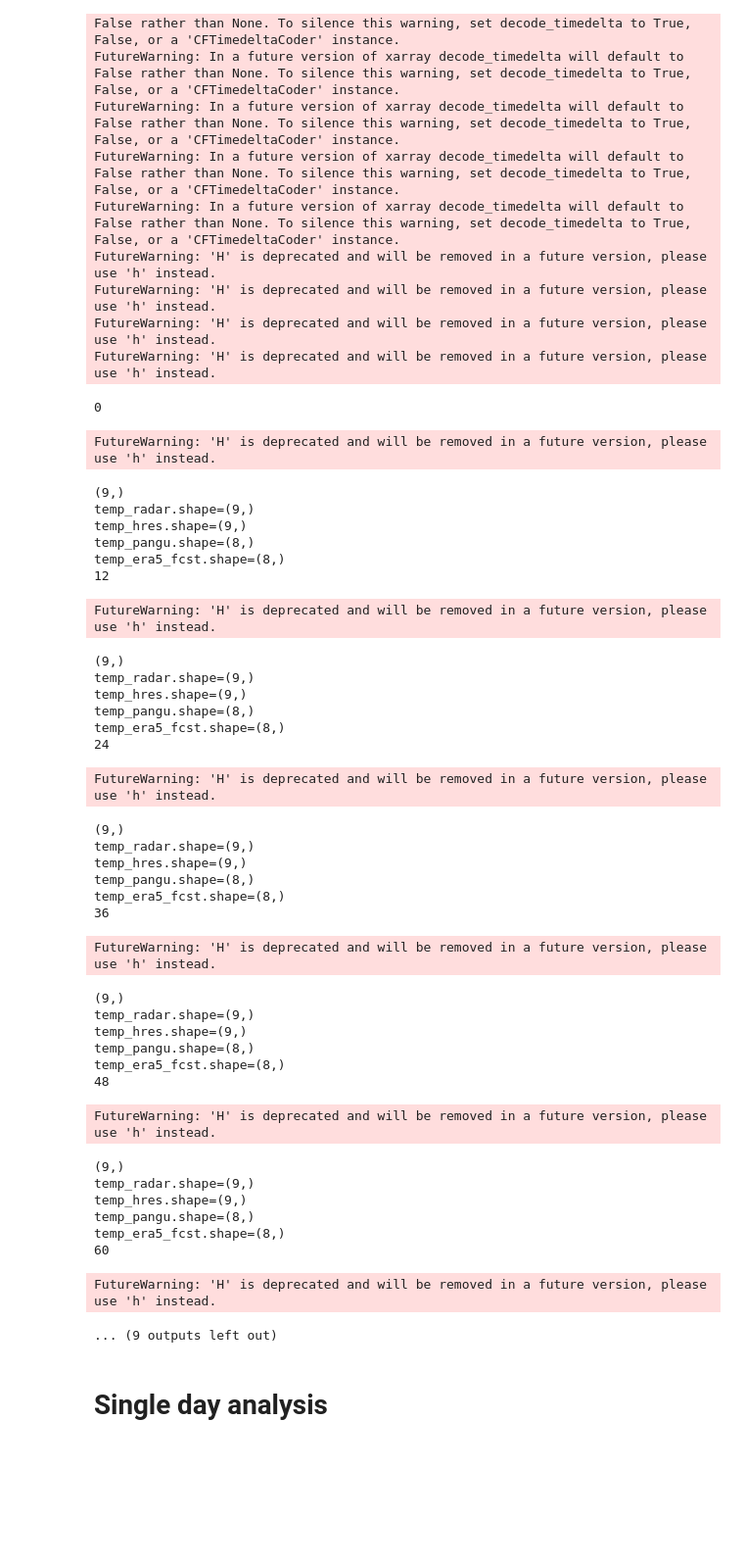
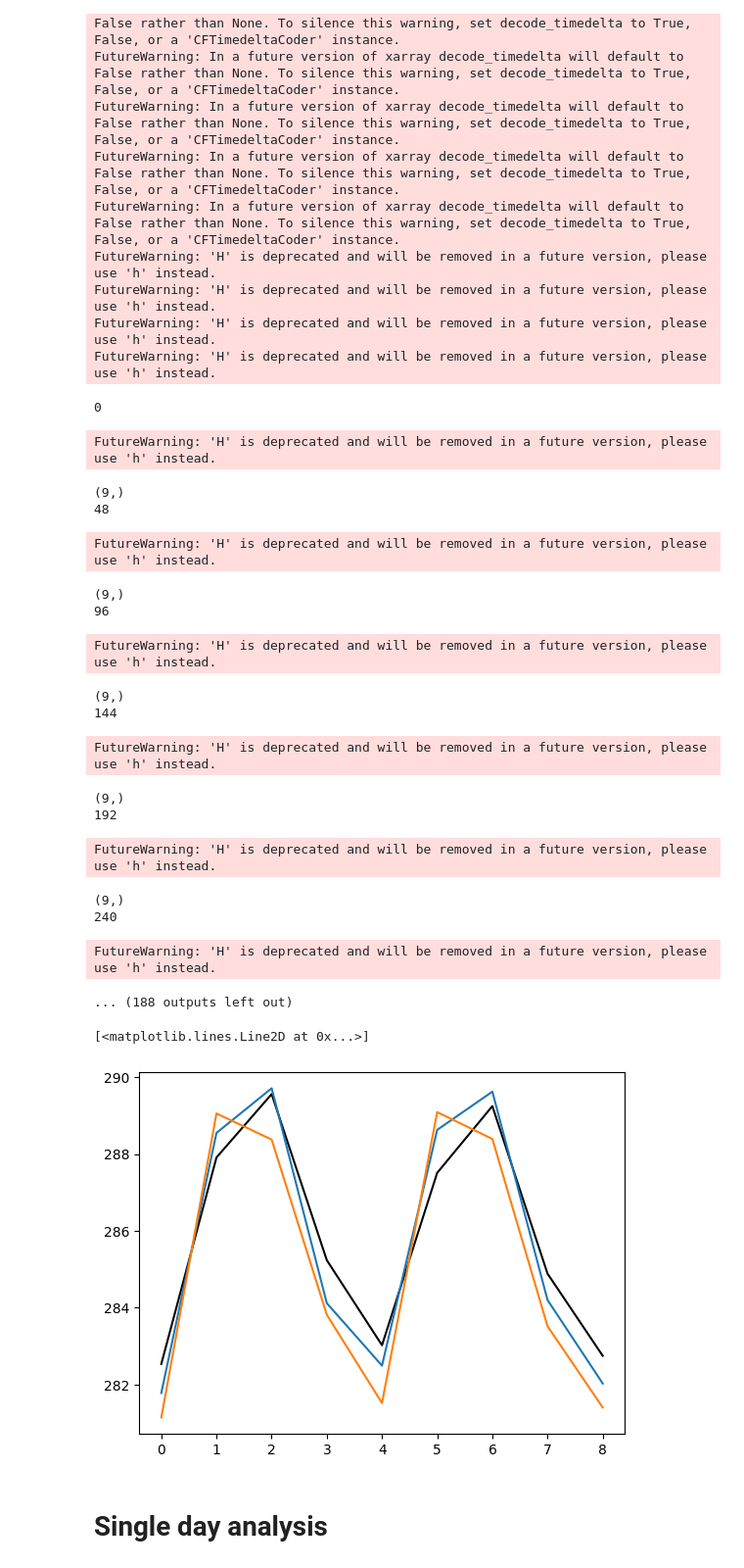
Before and after one commit to amangupta2/ai_weather, a Jupyter notebook: Comparing_WeatherBench_with_Meteostat_radars.ipynb, the cells around one changed output. Shown at 98% size. Saved outputs shown, nothing was run; the diff lists cells and outputs as text; code cells hidden in the pictures; blank space fills up the shorter version.

Commit message:
Implemented a loop to compute forecast and error (MAE) over a single point for the whole year 2020. Delhi, Madras, and Calcutta.
Truth: ERA5, HRES, Radar (Meteostat)
Model: ERA5 ensemble forecast, IFS-HRES single model, IFS-HRES Ensemble
AI NWP: PanguWeather, PanguWeatherOperational, GraphCast, GraphCastOperational, FuXi

```diff
--- a/Comparing_WeatherBench_with_Meteostat_radars.ipynb
+++ b/Comparing_WeatherBench_with_Meteostat_radars.ipynb
@@ -284,7 +284,8 @@ initdate = datetime(2020,1,1,0,0,0)
 p1=0
 p2=8 # 20 | 8 for 48 hours
 
-v = np.arange(0,12*732,12)
+v = np.arange(0,12*732,48)
+#v = np.arange(0,732,48)
 N = len(v)
 #v = np.arange(0,12,12)
 for i in v:
@@ -302,12 +303,14 @@ for i in v:
   #calcutta_data    = Hourly(calcutta,start,end)
 
   # only for temperature right now - 6 hourly | generalise to all radars later
-  temp_radar       = radar_data.fetch()['temp'][0::6]
+  temp_radar       = (radar_data.fetch()['temp'][0::6]).values + 273.16
   #madras_temp      = madras_data.fetch()['temp'][0::6]
   #agartala_temp    = agartala_data.fetch()['temp'][0::6]
   #calcutta_temp    = calcutta_data.fetch()['temp'][0::6]
   # load wind speed
   # load wind orientation
+
+  #print(temp_radar)
 
   # for weatherbench
   time1=f'{start.year}-{str(start.month).zfill(2)}-{str(start.day).zfill(2)}T{str(start.hour).zfill(2)}:00:00.000000000'
@@ -392,10 +395,10 @@ for i in v:
   temp_graphcastoper = interp(t_graphcastoper[:,iy1_asc,ix1], t_graphcastoper[:,iy1_asc,ix2], t_graphcastoper[:,iy2_asc,ix1], t_graphcastoper[:,iy2_asc,ix2])
   temp_era5_fcst     = interp(t_era5_fcst[:,iy1_asc,ix1], t_era5_fcst[:,iy1_asc,ix2], t_era5_fcst[:,iy2_asc,ix1], t_era5_fcst[:,iy2_asc,ix2])
 
-  print(f'{temp_radar.shape=}')
-  print(f'{temp_hres.shape=}')
-  print(f'{temp_pangu.shape=}')
-  print(f'{temp_era5_fcst.shape=}')
+  #print(f'{temp_radar.shape=}')
+  #print(f'{temp_hres.shape=}')
+  #print(f'{temp_pangu.shape=}')
+  #print(f'{temp_era5_fcst.shape=}')
 
   # All data loaded and interpolated
   temp_radar_avg         += temp_radar/N
@@ -438,41 +441,28 @@ for i in v:
 0
 FutureWarning: 'H' is deprecated and will be removed in a future version, please use 'h' instead.
 (9,)
-temp_radar.shape=(9,)
-temp_hres.shape=(9,)
-temp_pangu.shape=(8,)
-temp_era5_fcst.shape=(8,)
-12
+48
 FutureWarning: 'H' is deprecated and will be removed in a future version, please use 'h' instead.
 (9,)
-temp_radar.shape=(9,)
-temp_hres.shape=(9,)
-temp_pangu.shape=(8,)
-temp_era5_fcst.shape=(8,)
-24
+96
 FutureWarning: 'H' is deprecated and will be removed in a future version, please use 'h' instead.
 (9,)
-temp_radar.shape=(9,)
-temp_hres.shape=(9,)
-temp_pangu.shape=(8,)
-temp_era5_fcst.shape=(8,)
-36
+144
 FutureWarning: 'H' is deprecated and will be removed in a future version, please use 'h' instead.
 (9,)
-temp_radar.shape=(9,)
-temp_hres.shape=(9,)
-temp_pangu.shape=(8,)
-temp_era5_fcst.shape=(8,)
-48
+192
 FutureWarning: 'H' is deprecated and will be removed in a future version, please use 'h' instead.
 (9,)
-temp_radar.shape=(9,)
-temp_hres.shape=(9,)
-temp_pangu.shape=(8,)
-temp_era5_fcst.shape=(8,)
-60
+240
 FutureWarning: 'H' is deprecated and will be removed in a future version, please use 'h' instead.
-... (9 outputs left out)
+... (188 outputs left out)
+# %%
+plt.plot(temp_radar_avg, color='k')
+plt.plot(temp_era5_avg, color='C0')
+plt.plot(temp_hres_avg, color='C1')
+# %% [output]
+[<matplotlib.lines.Line2D at 0x...>]
+[figure, added]
 # %%
 mae_era5fcst_radar = 0.
 mae_hresfcst_radar = 0.
```
